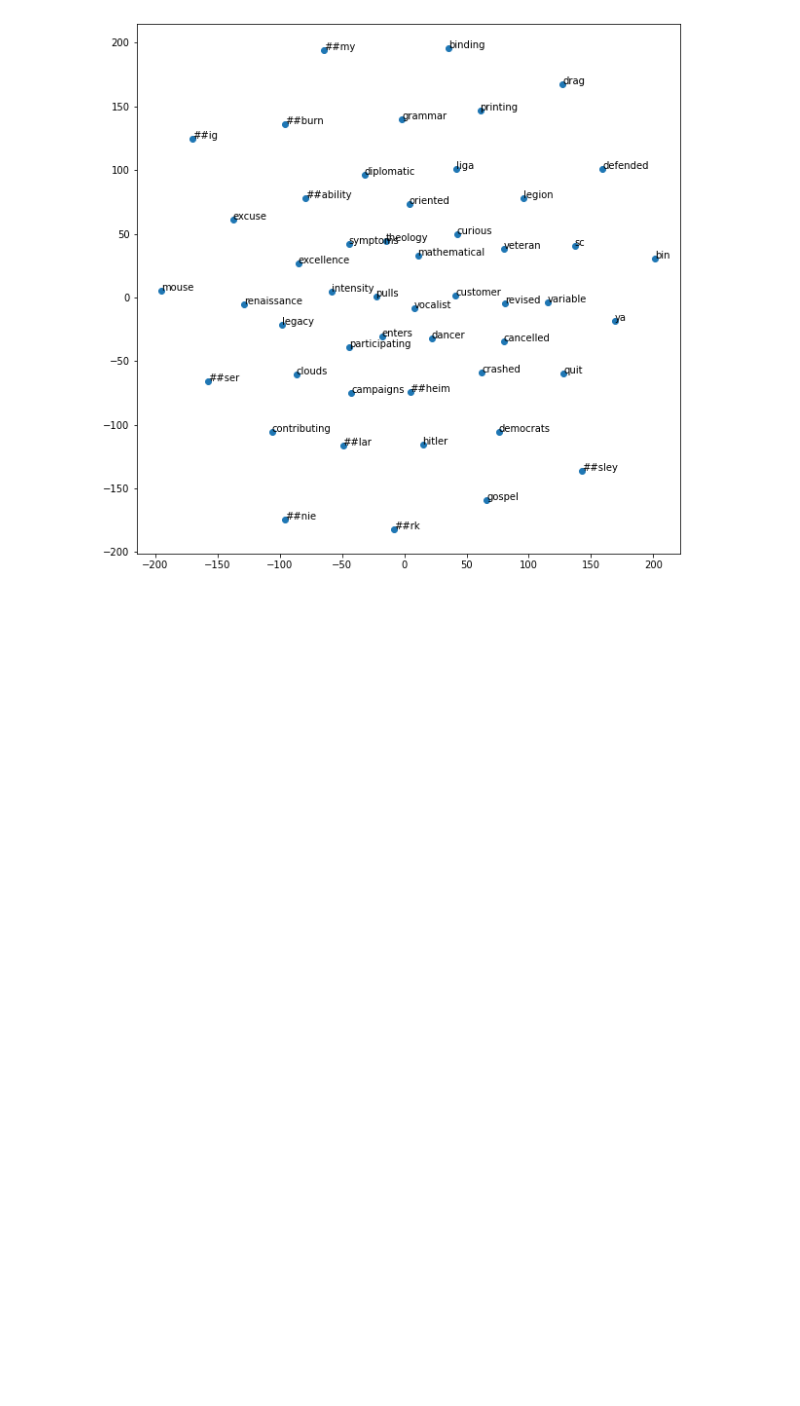
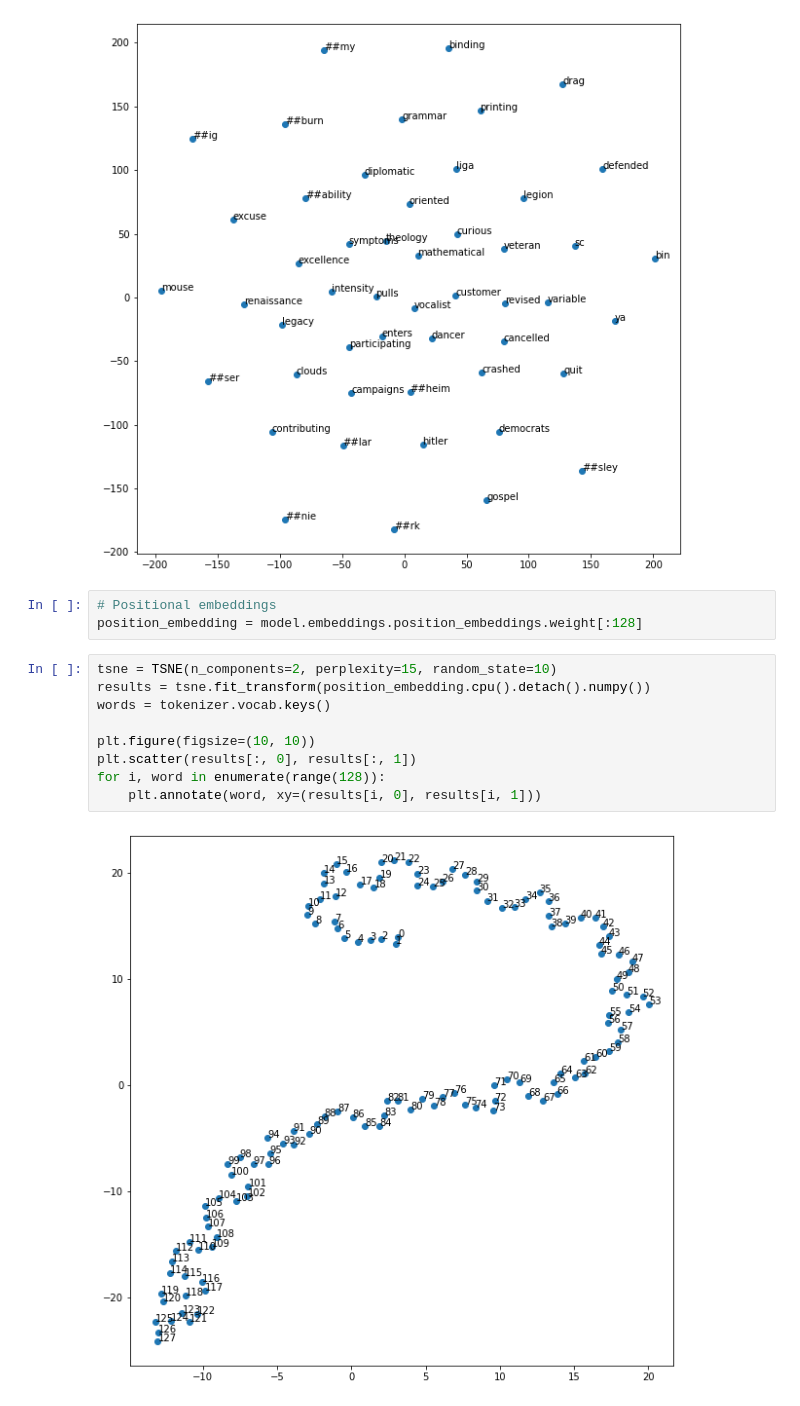
Before and after one commit to edwin-19/Visaulize-Word-Embeddings, a Jupyter notebook: Visualize Bert.ipynb, the cells around one changed output. Drawn from its saved outputs; the diff is of its cells as text; blank space fills up the shorter version.

Commit message:
Visualize token and position embeddings

```diff
--- a/Visualize Bert.ipynb
+++ b/Visualize Bert.ipynb
@@ -44,3 +44,17 @@ for i, word in enumerate(list(words)[8000:8050]):
     plt.annotate(word, xy=(results[i, 0], results[i, 1]))
 # %% [output]
 [figure]
+# %%
+# Positional embeddings
+position_embedding = model.embeddings.position_embeddings.weight[:128]
+# %%
+tsne = TSNE(n_components=2, perplexity=15, random_state=10)
+results = tsne.fit_transform(position_embedding.cpu().detach().numpy())
+words = tokenizer.vocab.keys()
+
+plt.figure(figsize=(10, 10))
+plt.scatter(results[:, 0], results[:, 1])
+for i, word in enumerate(range(128)):
+    plt.annotate(word, xy=(results[i, 0], results[i, 1]))
+# %% [output]
+[figure, added]
```
Also changed, not shown: parts of 2 cells of this notebook, 3 other files.
